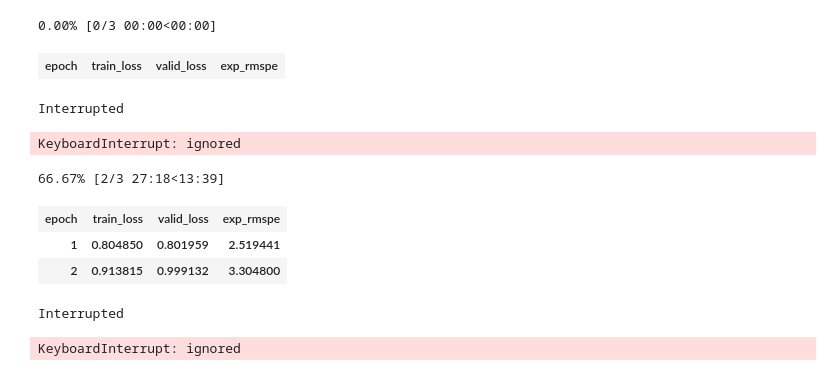
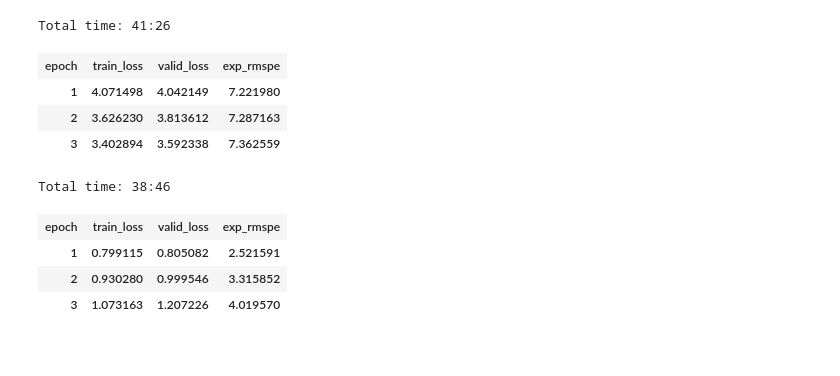
Before and after one commit to AMeterOfSunshine/DeepLearning_BookRecommender, a Jupyter notebook: CollabFilter_FastAI_OnlyUserAndItemIds.ipynb, the cells around one changed output. Saved outputs shown, nothing was run; the diff lists cells and outputs as text; code cells hidden in the pictures.

```diff
--- a/CollabFilter_FastAI_OnlyUserAndItemIds.ipynb
+++ b/CollabFilter_FastAI_OnlyUserAndItemIds.ipynb
@@ -77,29 +74,29 @@ m.recorder.plot()
 # %%
-m.opt = optim.Adam(params = m.model.parameters(), lr = 0.5)
-#m.opt.mom = 0.9
-m.fit(3, lr = 0.5, wd = 1e-5) #PULL CODE IN SPYDER  AND SEE OPTIM WRAPPER USAGE , TRY WITH ADAM LATER AND ALSO WEIGHT DECAY AND MOMENTUM
+m.opt = optim.Adam(params = m.model.parameters(), lr = 0.03)
+m.opt.mom = 0.9
+m.fit(3, lr = 0.03, wd = 1e-5) #PULL CODE IN SPYDER  AND SEE OPTIM WRAPPER USAGE , TRY WITH ADAM LATER AND ALSO WEIGHT DECAY AND MOMENTUM
 #TRY WITH BOTH ADAM AND SGD
 # %% [output]
-0.00% [0/3 00:00<00:00]
+Total time: 41:26
 | epoch | train_loss | valid_loss | exp_rmspe |
+| 1 | 4.071498 | 4.042149 | 7.221980 |
+| 2 | 3.626230 | 3.813612 | 7.287163 |
+| 3 | 3.402894 | 3.592338 | 7.362559 |
-Interrupted
-KeyboardInterrupt: ignored
 # %%
 #with SGD optimization
 m1 = collab_learner(data, n_factors = 50, y_range = (1,5), metrics = [exp_rmspe])
 m1.opt = optim.SGD(params = m1.model.parameters(), lr = 0.5, momentum = 0.9)
 m1.opt.mom = 0.9
-m1.fit(3, lr = 0.05)
+m1.fit(3, lr = 0.03)
 
 #SGD performs way better
 #TRY ONCE WITH SAME WEiGHT DECAY
 # %% [output]
-66.67% [2/3 27:18<13:39]
+Total time: 38:46
 | epoch | train_loss | valid_loss | exp_rmspe |
-| 1 | 0.804850 | 0.801959 | 2.519441 |
-| 2 | 0.913815 | 0.999132 | 3.304800 |
+| 1 | 0.799115 | 0.805082 | 2.521591 |
+| 2 | 0.930280 | 0.999546 | 3.315852 |
+| 3 | 1.073163 | 1.207226 | 4.019570 |
-Interrupted
-KeyboardInterrupt: ignored
 # %%
 #1.  interpret embeddings
 #2. Create columnar model using the metatdata, and compare the 2 models on a metric
```
Also changed, not shown: parts of 12 cells of this notebook, 1 other file.
